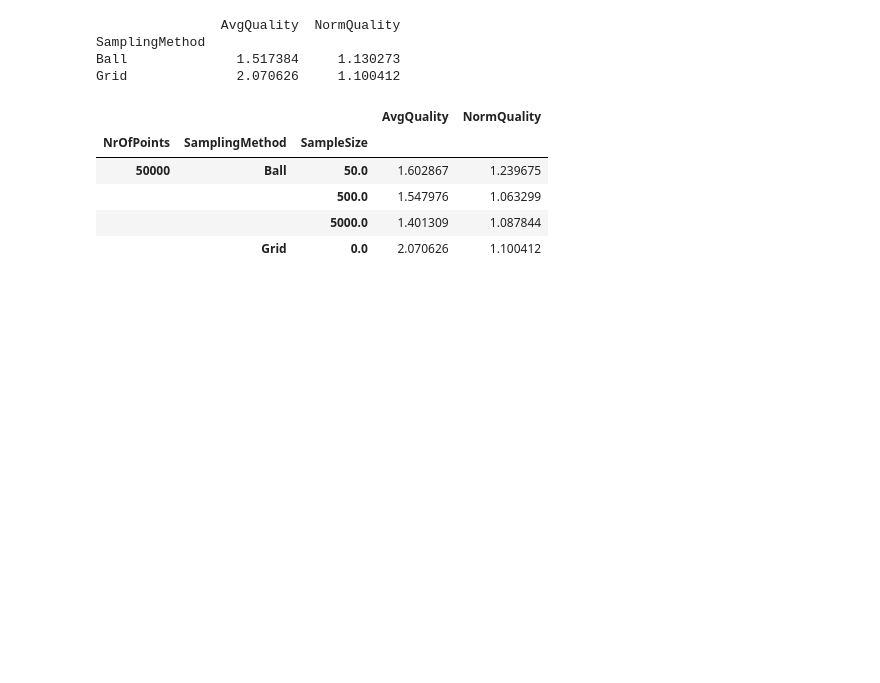
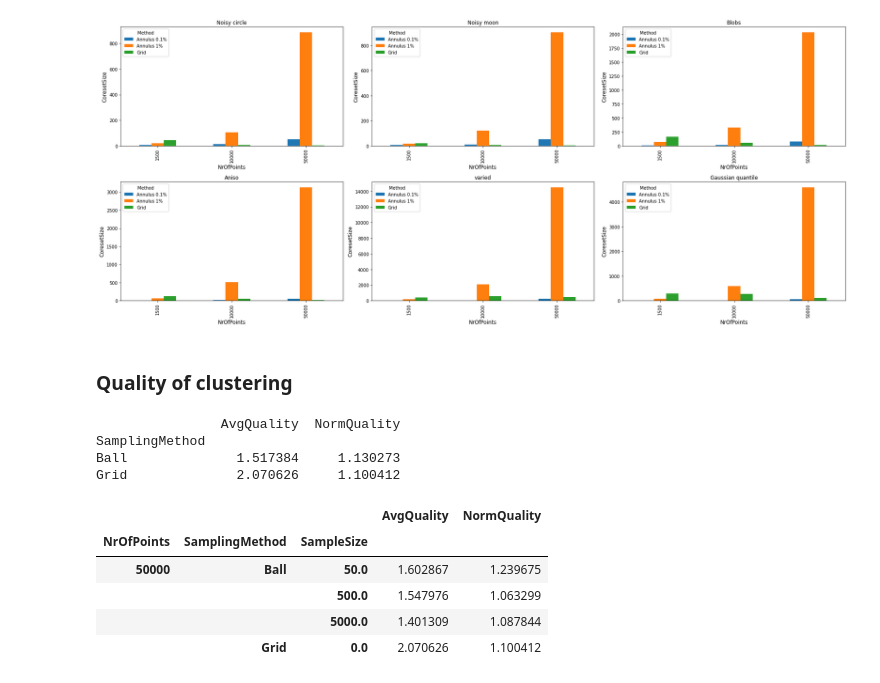
Before and after one commit to phuong-tm/2ima35-mpa, a Jupyter notebook: Report2/Analysis.ipynb, the cells around one changed output. Saved outputs shown, nothing was run; the diff lists cells and outputs as text; code cells hidden in the pictures; blank space fills up the shorter version.

```diff
--- a/Report2/Analysis.ipynb
+++ b/Report2/Analysis.ipynb
@@ -32,3 +44,10 @@ fig.tight_layout()
+# %%
+df_ball = df[df["Method"]!="Annulus 10%"]
+plot_coreset(df_ball)
+# %% [output]
+[figure, added]
+# %% [markdown]
+### Quality of clustering
 # %%
 print(df[df['DatasetType'] == "Noisy circle"].groupby(["SamplingMethod"])[["AvgQuality", "NormQuality"]].mean())
 df[df['DatasetType'] == "Noisy circle"].groupby(["NrOfPoints", "SamplingMethod", "SampleSize"])[["AvgQuality", "NormQuality"]].mean()
```
Also changed, not shown: parts of 4 cells of this notebook.
